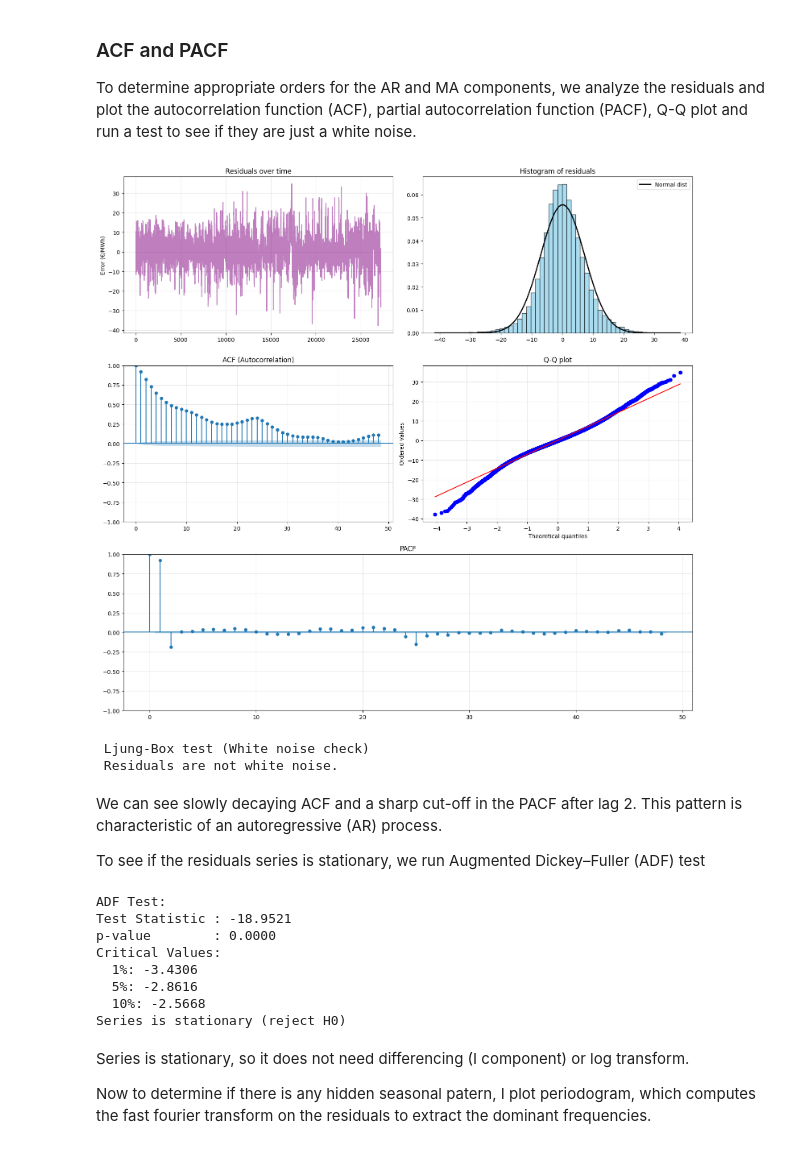
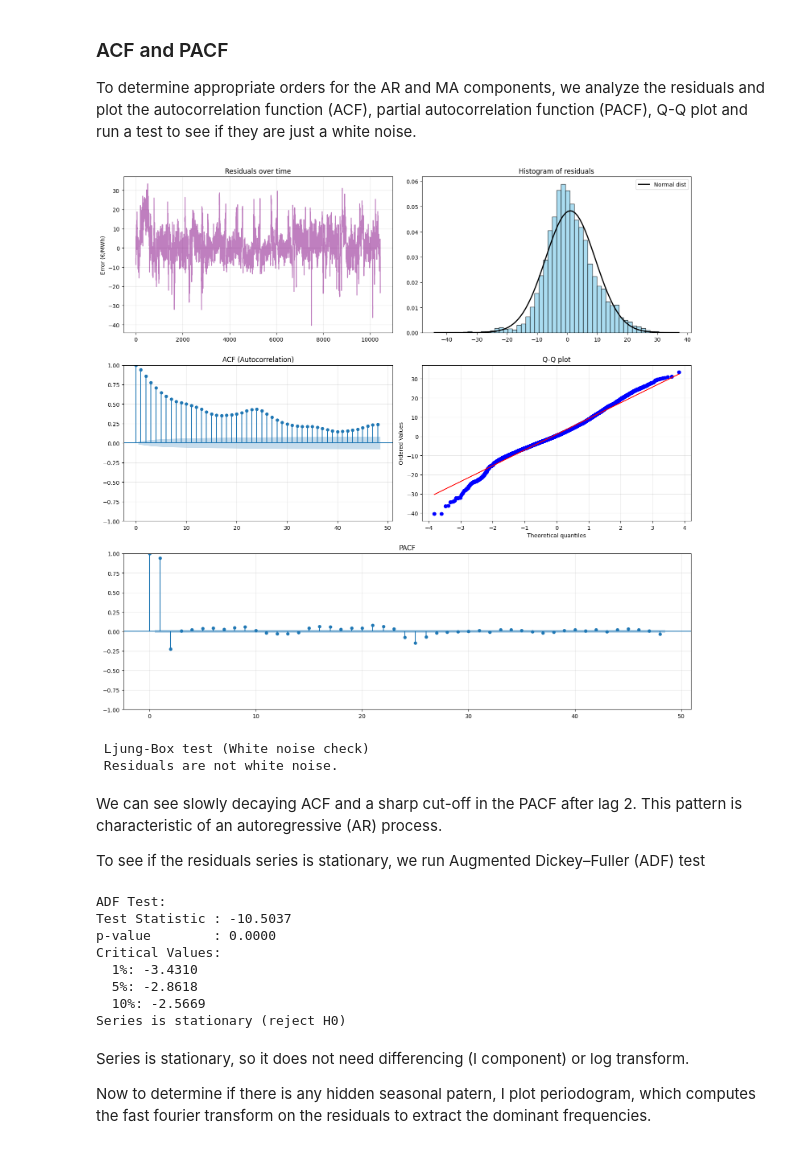
Before and after one commit to JanMatyas57/energy_markets, a Jupyter notebook: regression_arima.ipynb, the cells around one changed output. Saved outputs shown, nothing was run; the diff lists cells and outputs as text; code cells hidden in the pictures.

```diff
--- a/regression_arima.ipynb
+++ b/regression_arima.ipynb
@@ -212,9 +212,7 @@ X_train, X_test, y_train, y_test = split_data(x, y)
 ### 3.2.2 Feature selection
 # %%
 def select_features(X, y, threshold=0.25):
-    """
-    Selects features from X based on correlation with target vector y.
-    """
+
     # ensure y is a series
     if not isinstance(y, pd.Series):
         y = pd.Series(y, index=X.index, name='target')
@@ -688,13 +635,10 @@ def plot_test_results(y_test, y_test_pred):
 
     abs_residuals = np.abs(residuals)
 
-
     fig, axes = plt.subplots(1, 2, figsize=(16, 6))
 
     # Predicted vs actual
-
     sc = axes[0].scatter(y_test, y_test_pred, c=abs_residuals, cmap='viridis', alpha=0.7)
-
 
     axes[0].plot([y_test.min(), y_test.max()], [y_test.min(), y_test.max()], 'r--', lw=2)
 
@@ -707,7 +651,6 @@ def plot_test_results(y_test, y_test_pred):
     axes[0].grid(True, linestyle='--', alpha=0.6)
 
     #  Histogram residuals
-
     sns.histplot(residuals, bins=100, kde=True, color='skyblue', ax=axes[1])
     axes[1].set_title("Residuals Distribution")
     axes[1].set_xlabel("Residuals")
@@ -716,5 +659,9 @@ def plot_test_results(y_test, y_test_pred):
     plt.tight_layout()
     plt.show()
 
-plot_test_results(y_values[start_validation_idx:current_test_end], y_pred_roll)
+
+y_pred_3m = results['3 Months']['y_predicted']
+end_idx = start_validation_idx + len(y_pred_3m)
+y_values_segment = y_values[max_lookback:end_idx]
+plot_test_results(y_values_segment, y_pred_3m)
 # %% [output]
@@ -844,40 +791,40 @@ def analyze_residuals(y_true, y_pred):
     plot_acf(residuals, lags=48, ax=ax3, alpha=0.05, title='ACF (Autocorrelation)')
     plt.grid(True, alpha=0.3)
 
-    # D) Q-Q plot
+    #  Q-Q plot
     ax4 = plt.subplot(3, 2, 4)
     probplot(residuals, dist="norm", plot=ax4)
     plt.title("Q-Q plot")
     plt.grid(True, alpha=0.3)
 
 
-    # E) PACF plot
+    # PACF plot
     ax5 = plt.subplot(3, 1, 3)
     plot_pacf(residuals, lags=48, ax=ax5, alpha=0.05, title='PACF', method='ywm')
     plt.grid(True, alpha=0.3)
 
     plt.tight_layout()
     plt.show()
 
     # LJUNG-BOX TEST
     lb_test = acorr_ljungbox(residuals, lags=24, return_df=True)
 
     print("\n Ljung-Box test (White noise check)")
     alpha = 0.05
     lb_test["reject_H0"] = lb_test["lb_pvalue"] < alpha
 
     if lb_test["reject_H0"].any():
         print(" Residuals are not white noise.")
     else:
         print("Residuals appear to be white noise.")
 
 
 
 
 import scipy.stats as stats
-analyze_residuals(y_values[start_validation_idx:current_test_end], y_pred_roll)
+analyze_residuals(y_values_segment, y_pred_3m)
 # %% [output]
-[figure, old version]
+[figure, new version]
  Ljung-Box test (White noise check)
  Residuals are not white noise.
 # %% [markdown]
@@ -904,15 +851,15 @@ def adf_test(series):
         print("Series is stationary (reject H0)")
     else:
         print("Series is NOT stationary (fail to reject H0)")
-adf_test(y_values[start_validation_idx:current_test_end] - y_pred_roll)
+adf_test(y_values_segment - y_pred_3m)
 # %% [output]
 ADF Test:
-Test Statistic : -18.9521
+Test Statistic : -10.5037
 p-value        : 0.0000
 Critical Values:
-  1%: -3.4306
-  5%: -2.8616
-  10%: -2.5668
+  1%: -3.4310
+  5%: -2.8618
+  10%: -2.5669
 Series is stationary (reject H0)
 # %% [markdown]
 Series is stationary, so it does not need differencing (I component) or log transform.
```
Also changed, not shown: parts of 12 cells of this notebook.
